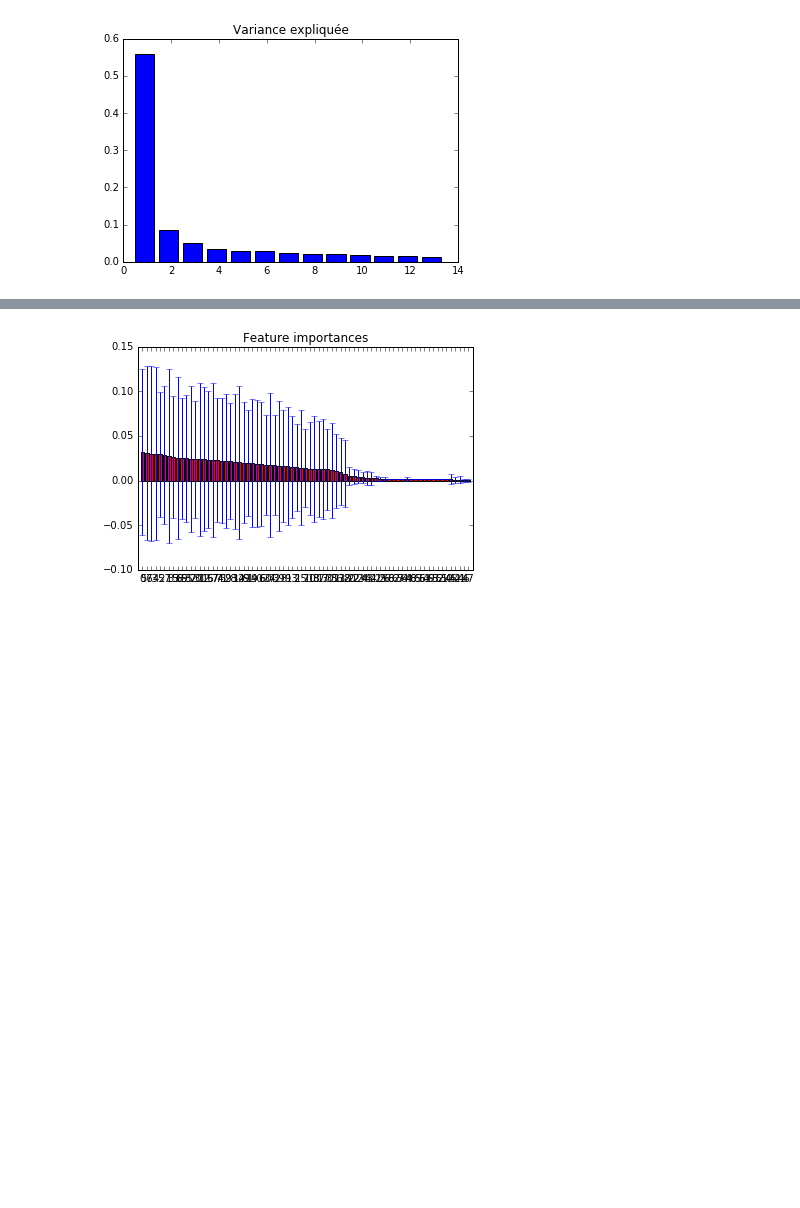
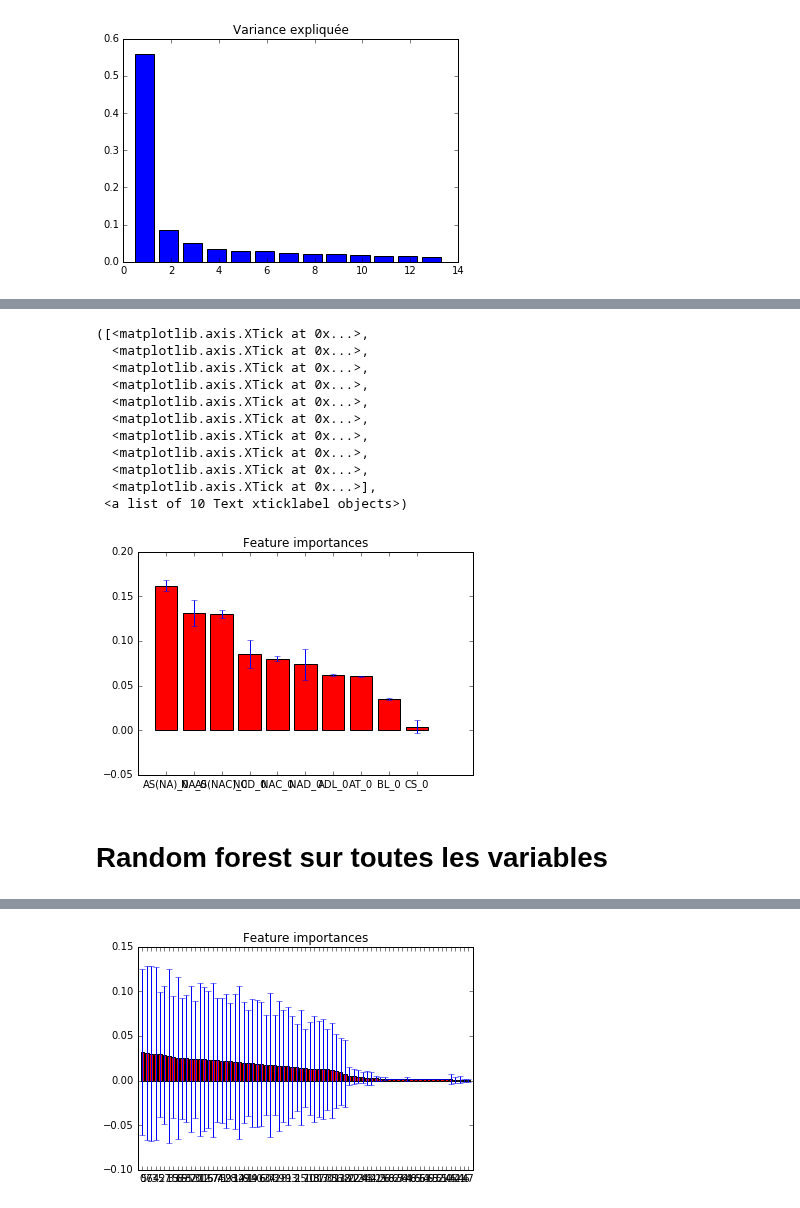
Before and after one commit to imachraoui/Buzz-social-media, a Jupyter notebook: Project-Buzz.ipynb, the cells around one changed output, grey strips where cells are left out. Saved outputs shown, nothing was run; the diff lists cells and outputs as text; code cells hidden in the pictures; blank space fills up the shorter version.

Commit message:
random forest for variable selection

```diff
--- a/Project-Buzz.ipynb
+++ b/Project-Buzz.ipynb
@@ -64,3 +70,44 @@ X_reduced = pca.transform(df)
+# %%
+import matplotlib.pyplot as plt
+from sklearn.ensemble import RandomForestClassifier
+
+t = []
+for i in range(0,76) :
+    ind = i %7
+    if(ind == 0):
+        t.append(i)
+
+t = np.asarray(t)
+forest = RandomForestClassifier(n_estimators=5,
+                              random_state=0)
+
+forest.fit(df.iloc[:,t], data.iloc[:,76])
+importances = forest.feature_importances_
+std = np.std([tree.feature_importances_ for tree in forest.estimators_],
+             axis=0)
+indices = np.argsort(importances)[::-1]
+vraisIndices = t[indices]
+# %%
+%matplotlib inline
+plt.title("Feature importances")
+plt.bar(range(1,len(t)), importances[indices][1:len(t)],
+       color="r", yerr=std[indices[1:len(t)]], align="center")
+plt.xticks(range(1,len(t)), df[vraisIndices[1:len(t)]].columns)
+# %% [output]
+([<matplotlib.axis.XTick at 0x...>,
+  <matplotlib.axis.XTick at 0x...>,
+  <matplotlib.axis.XTick at 0x...>,
+  <matplotlib.axis.XTick at 0x...>,
+  <matplotlib.axis.XTick at 0x...>,
+  <matplotlib.axis.XTick at 0x...>,
+  <matplotlib.axis.XTick at 0x...>,
+  <matplotlib.axis.XTick at 0x...>,
+  <matplotlib.axis.XTick at 0x...>,
+  <matplotlib.axis.XTick at 0x...>],
+ <a list of 10 Text xticklabel objects>)
+[figure, added]
+# %% [markdown]
+# Random forest sur toutes les variables
 # %%
 import matplotlib.pyplot as plt
 from sklearn.ensemble import RandomForestClassifier
```
Also changed, not shown: parts of 9 cells of this notebook.
